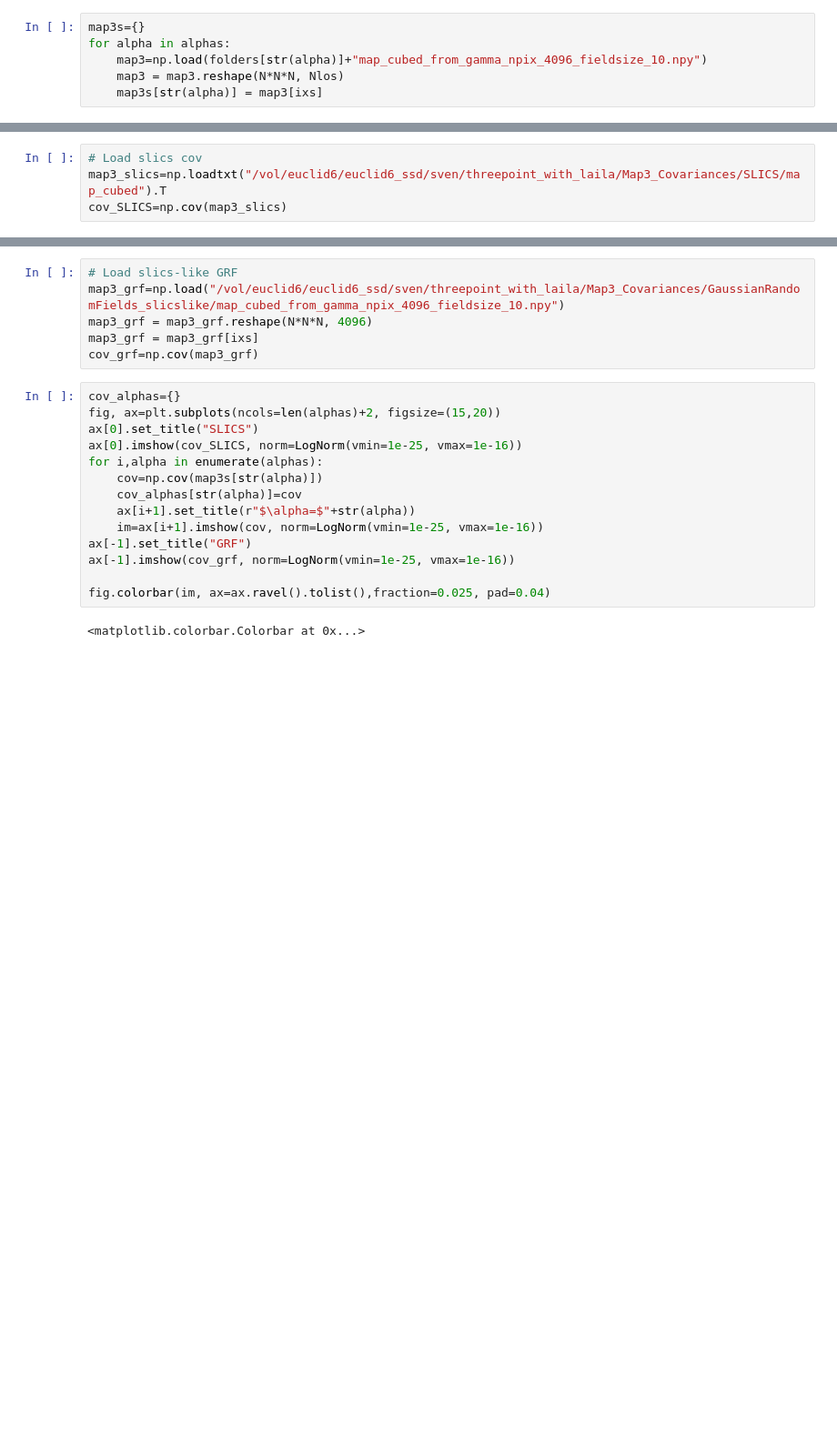
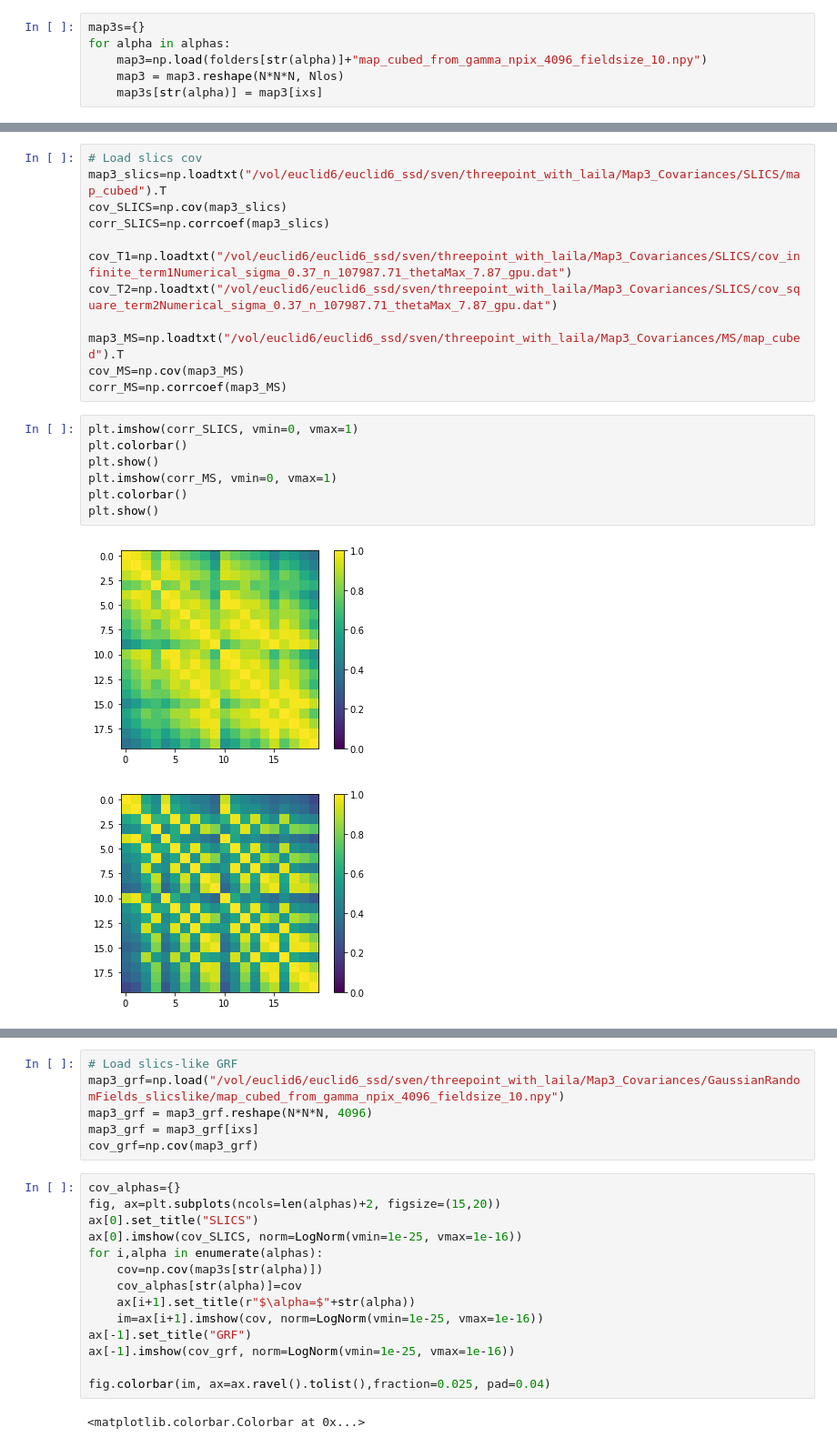
Before and after one commit to sheydenreich/threepoint, a Jupyter notebook: python_scripts/test_lognormal_fields.ipynb, the cells around one changed output, grey strips where cells are left out. Shown at 91% size. Drawn from its saved outputs; the diff is of its cells as text; blank space fills up the shorter version.

```diff
--- a/python_scripts/test_lognormal_fields.ipynb
+++ b/python_scripts/test_lognormal_fields.ipynb
@@ -29,4 +28,22 @@ for alpha in alphas:
-# %%
-# Load slics cov
-map3_slics=np.loadtxt("/vol/euclid6/euclid6_ssd/sven/threepoint_with_laila/Map3_Covariances/SLICS/map_cubed").T
-cov_SLICS=np.cov(map3_slics)
+# %%
+# Load slics cov
+map3_slics=np.loadtxt("/vol/euclid6/euclid6_ssd/sven/threepoint_with_laila/Map3_Covariances/SLICS/map_cubed").T
+cov_SLICS=np.cov(map3_slics)
+corr_SLICS=np.corrcoef(map3_slics)
+
+cov_T1=np.loadtxt("/vol/euclid6/euclid6_ssd/sven/threepoint_with_laila/Map3_Covariances/SLICS/cov_infinite_term1Numerical_sigma_0.37_n_107987.71_thetaMax_7.87_gpu.dat")
+cov_T2=np.loadtxt("/vol/euclid6/euclid6_ssd/sven/threepoint_with_laila/Map3_Covariances/SLICS/cov_square_term2Numerical_sigma_0.37_n_107987.71_thetaMax_7.87_gpu.dat")
+
+map3_MS=np.loadtxt("/vol/euclid6/euclid6_ssd/sven/threepoint_with_laila/Map3_Covariances/MS/map_cubed").T
+cov_MS=np.cov(map3_MS)
+corr_MS=np.corrcoef(map3_MS)
+# %%
+plt.imshow(corr_SLICS, vmin=0, vmax=1)
+plt.colorbar()
+plt.show()
+plt.imshow(corr_MS, vmin=0, vmax=1)
+plt.colorbar()
+plt.show()
+# %% [output]
+[figure, added]
+[figure, added]
```
Also changed, not shown: parts of 9 cells of this notebook.
